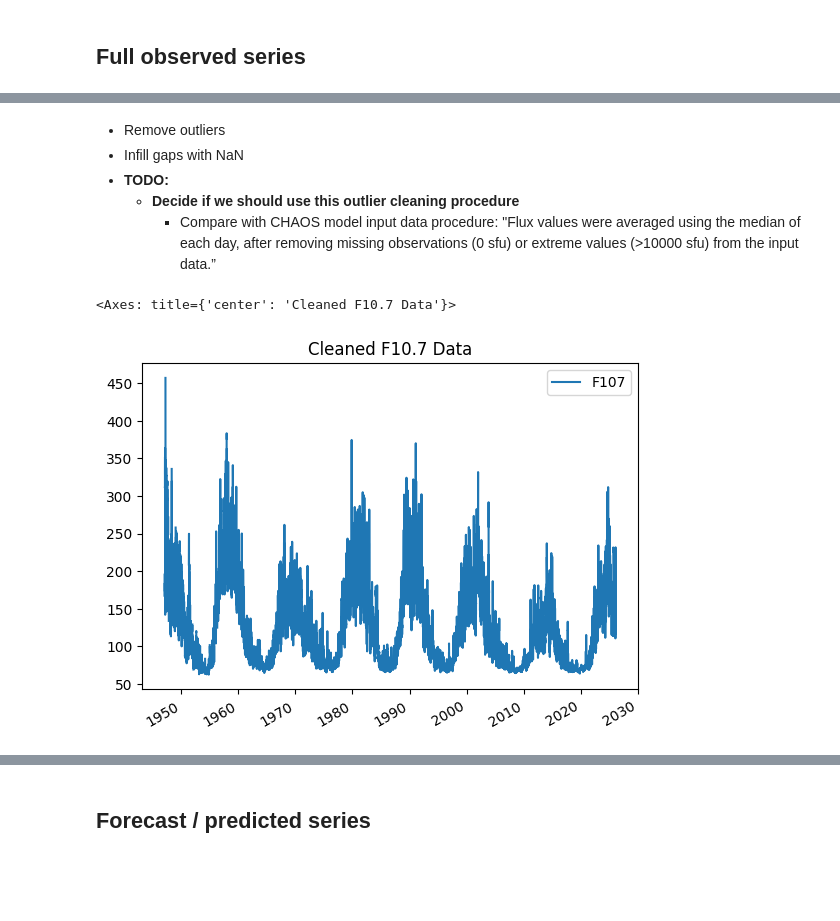
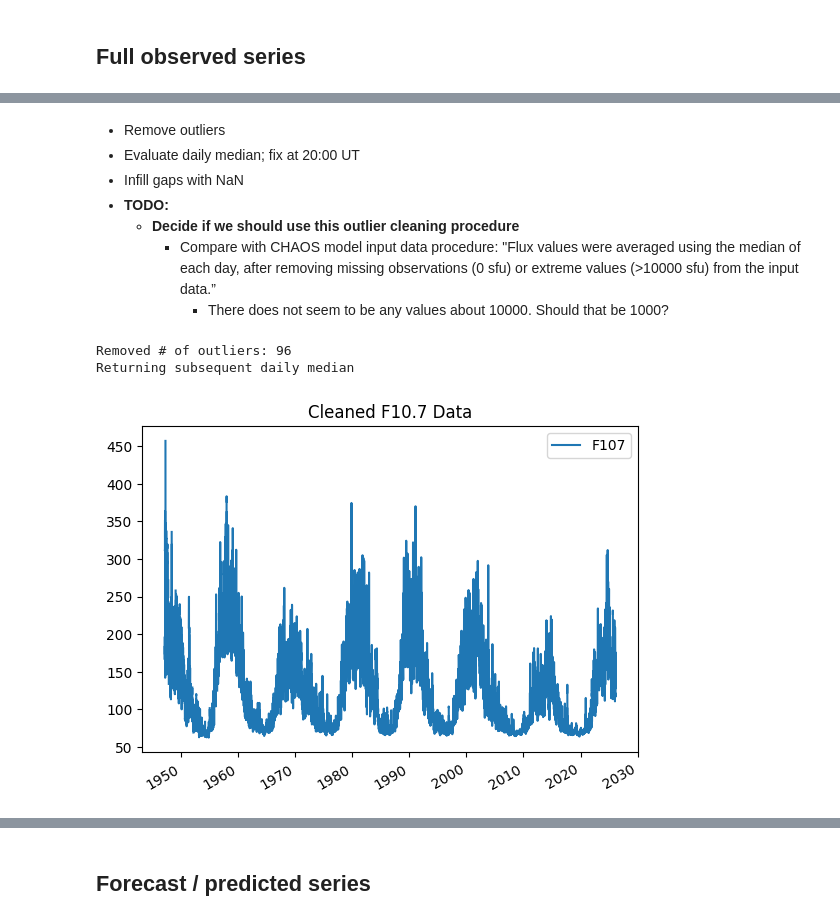
Before and after one commit to smithara/scratchpad, a Jupyter notebook: OMNI-and-RTSW/access-f107.ipynb, the cells around one changed output, grey strips where cells are left out. Saved outputs shown, nothing was run; the diff lists cells and outputs as text; code cells hidden in the pictures; blank space fills up the shorter version.

```diff
--- a/OMNI-and-RTSW/access-f107.ipynb
+++ b/OMNI-and-RTSW/access-f107.ipynb
@@ -181,5 +183,5 @@ def nanmedian(series):
 # %%
-# Construct clean dataframe with just *daily* F10.7, calculated by averaging the ~3 daily measurements
+# Construct simple series with just F10.7
 df2 = df_1996_2007["Observed"].rename("F107").to_frame()
 df2["datetime"] = pd.to_datetime(
     dict(
@@ -193,8 +195,8 @@ df2["datetime"] = pd.to_datetime(
 )
 df2 = df2.set_index("datetime")
 # Compute daily median F10.7
-df2 = df2.resample("1D").agg(nanmedian)
-df2.index = df2.index.map(lambda x: x.replace(hour=20))
+# df2 = df2.resample("1D").agg(nanmedian)
+# df2.index = df2.index.map(lambda x: x.replace(hour=20))
 df2
 # %% [output]
 |  | F107 |
@@ -249,8 +256,8 @@ df3 = df_2004_now["obsflux"].rename("F107").to_frame()
 df3["datetime"] = pd.to_datetime(df_2004_now["date"] + " " + df_2004_now["time"])
 df3 = df3.set_index("datetime")
 # Compute daily median F10.7
-df3 = df3.resample("1D").agg(nanmedian)
-df3.index = df3.index.map(lambda x: x.replace(hour=20))
+# df3 = df3.resample("1D").agg(nanmedian)
+# df3.index = df3.index.map(lambda x: x.replace(hour=20))
 df3
 # %% [output]
 |  | F107 |
@@ -301,10 +314,19 @@ df_f107_obs.plot()
 # %% [markdown]
 - Remove outliers
+- Evaluate daily median; fix at 20:00 UT
 - Infill gaps with NaN
 - **TODO:**
   - **Decide if we should use this outlier cleaning procedure**
     - Compare with CHAOS model input data procedure: "Flux values were averaged using the median of each day, after removing missing observations (0 sfu) or extreme values (>10000 sfu) from the input data.”
+        - There does not seem to be any values about 10000. Should that be 1000?
 # %%
+def nanmedian(series):
+    """Compute the median of a pandas Series, ignoring NaN values."""
+    if series.isna().all() or len(series) == 0:
+        return np.nan
+    return series.median(skipna=True)
+
+
 # https://gitlab.com/KNMI-OSS/spaceweather/swxtools/-/blob/main/src/swxtools/access/penticton_f10.py#L55
 def list_outliers(df_in, field="F107", multiplier=3, threshold=20):
     """Provide list of dates of outliers that differ from the median over a
@@ -321,15 +343,22 @@ def list_outliers(df_in, field="F107", multiplier=3, threshold=20):
 
 
 def clean(df):
-    return df.drop(list_outliers(df))
+    # Remove outliers
+    outliers = list_outliers(df)
+    df = df.drop(outliers)
+    print("Removed # of outliers:", len(outliers))
+    # Compute daily median
+    print("Returning subsequent daily median")
+    df = df.resample("1D").agg(nanmedian)
+    # Assign uniform time index at 20:00 UT
+    df.index = df.index.map(lambda x: x.replace(hour=20))
+    # Fill missing dates with NaN
+    df = df.reindex(pd.date_range(df.index.min(), df.index.max()))
+    return df
 # %%
-# Remove outliers
 df_f107_clean = clean(df_f107_obs)
-# Fill missing dates with NaN
-df_f107_clean = df_f107_clean.reindex(
-    pd.date_range(df_f107_clean.index.min(), df_f107_clean.index.max())
-)
-df_f107_clean.plot(title="Cleaned F10.7 Data")
+_ = df_f107_clean.plot(title="Cleaned F10.7 Data")
 # %% [output]
-<Axes: title={'center': 'Cleaned F10.7 Data'}>
+Removed # of outliers: 96
+Returning subsequent daily median
-[figure, old version]
+[figure, new version]
```
Also changed, not shown: parts of 44 cells of this notebook.
